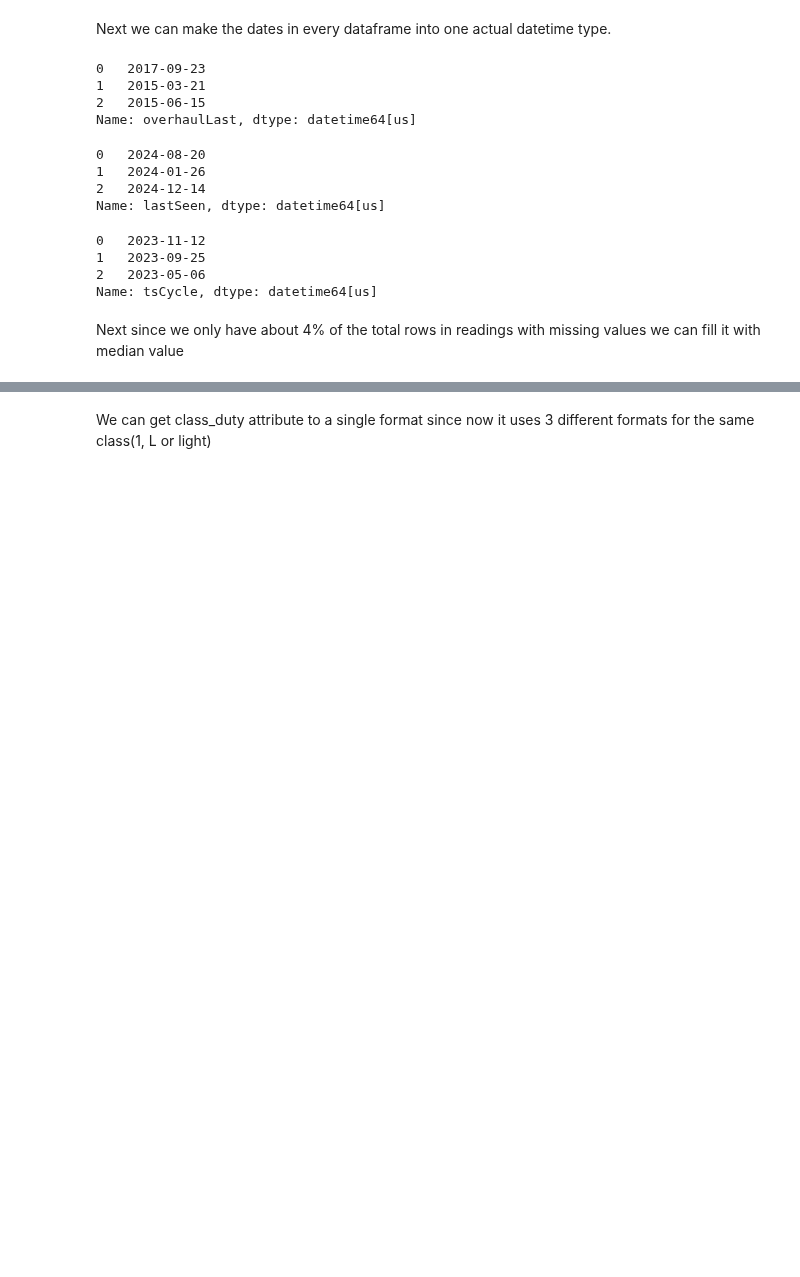
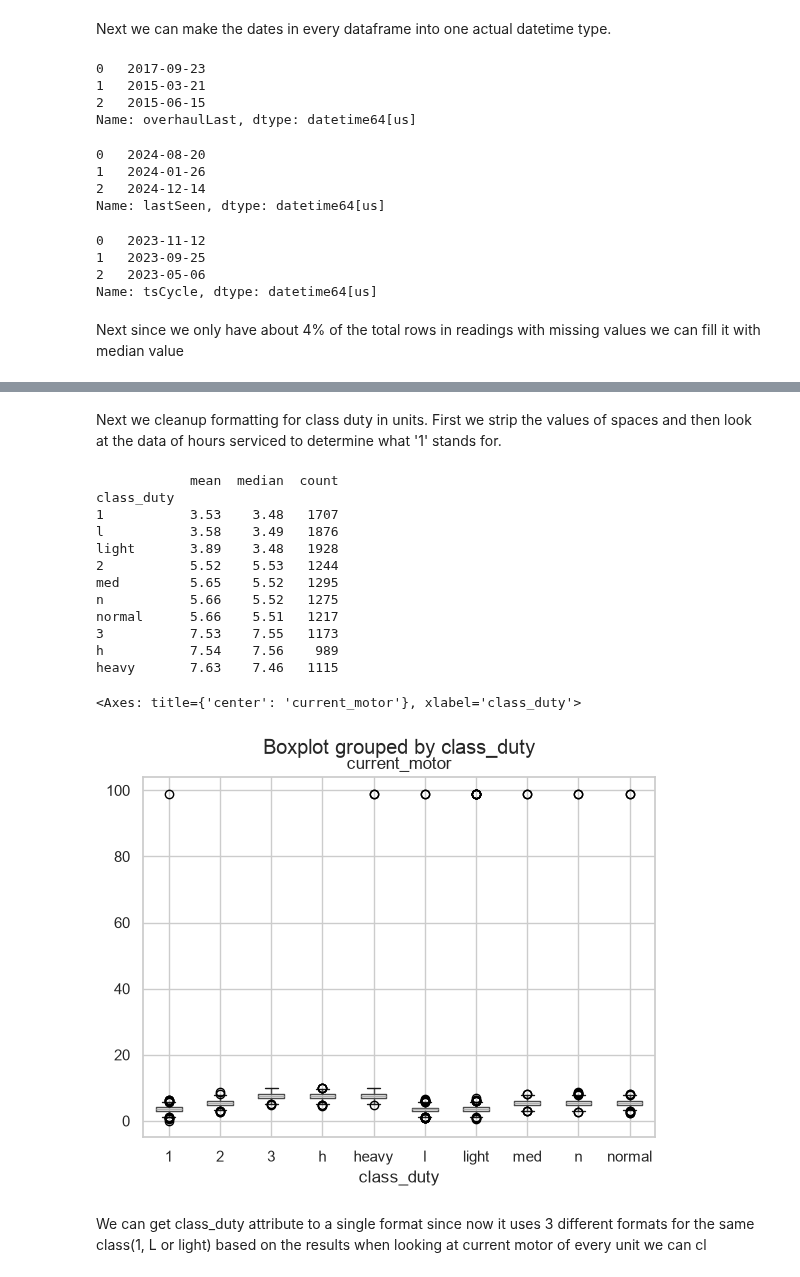
Before and after one commit to zigo-matej/iau_project, a Jupyter notebook: phase_01.ipynb, the cells around one changed output, grey strips where cells are left out. Cells and saved outputs as stored; diff of their text form; code cells hidden in the pictures; blank space fills up the shorter version.

```diff
--- a/phase_01.ipynb
+++ b/phase_01.ipynb
@@ -1098,0 +1129,5 @@ readings_clean['vibration_rms'] = readings_clean['vibration_rms'].fillna(reading
+# %%
+readings_clean.dropna(subset=['dp_filter', 'vibration_rms'],inplace=True)
+
+print(f"missing values for readings:\n{readings_clean.isna().sum()}")
+print(f"\ntotal rows for readings after cleanup: {readings_clean.shape[0]}")
@@ -1099,3 +1151,32 @@ readings_clean['vibration_rms'] = readings_clean['vibration_rms'].fillna(reading
+# %% [markdown]
+Next we cleanup formatting for class duty in units. First we strip the values of spaces and then look at the data of hours serviced to determine what '1' stands for.
+# %%
+units_clean['class_duty'] = units_clean['class_duty'].astype(str).str.strip().str.lower()
+
+units_duty = units_clean[['unitId', 'class_duty']]
+
+merged_readings = pd.merge(readings_clean, units_duty, on='unitId', how='left')
+
+duty_analysis = merged_readings.groupby('class_duty')['current_motor'].agg(['mean', 'median', 'count']).round(2)
+duty_analysis = duty_analysis.sort_values(by='mean')
+print(duty_analysis)
+
+merged_readings.boxplot('current_motor', by='class_duty')
+# %% [output]
+            mean  median  count
+class_duty
+1           3.53    3.48   1707
+l           3.58    3.49   1876
+light       3.89    3.48   1928
+2           5.52    5.53   1244
+med         5.65    5.52   1295
+n           5.66    5.52   1275
+normal      5.66    5.51   1217
+3           7.53    7.55   1173
+h           7.54    7.56    989
+heavy       7.63    7.46   1115
+<Axes: title={'center': 'current_motor'}, xlabel='class_duty'>
+[figure, added]
 # %% [markdown]
-We can get class_duty attribute to a single format since now it uses 3 different formats for the same class(1, L or light)
+We can get class_duty attribute to a single format since now it uses 3 different formats for the same class(1, L or light) based on the results when looking at current motor of every unit we can cl
 # %%
```
Also changed, not shown: parts of 17 cells of this notebook.
